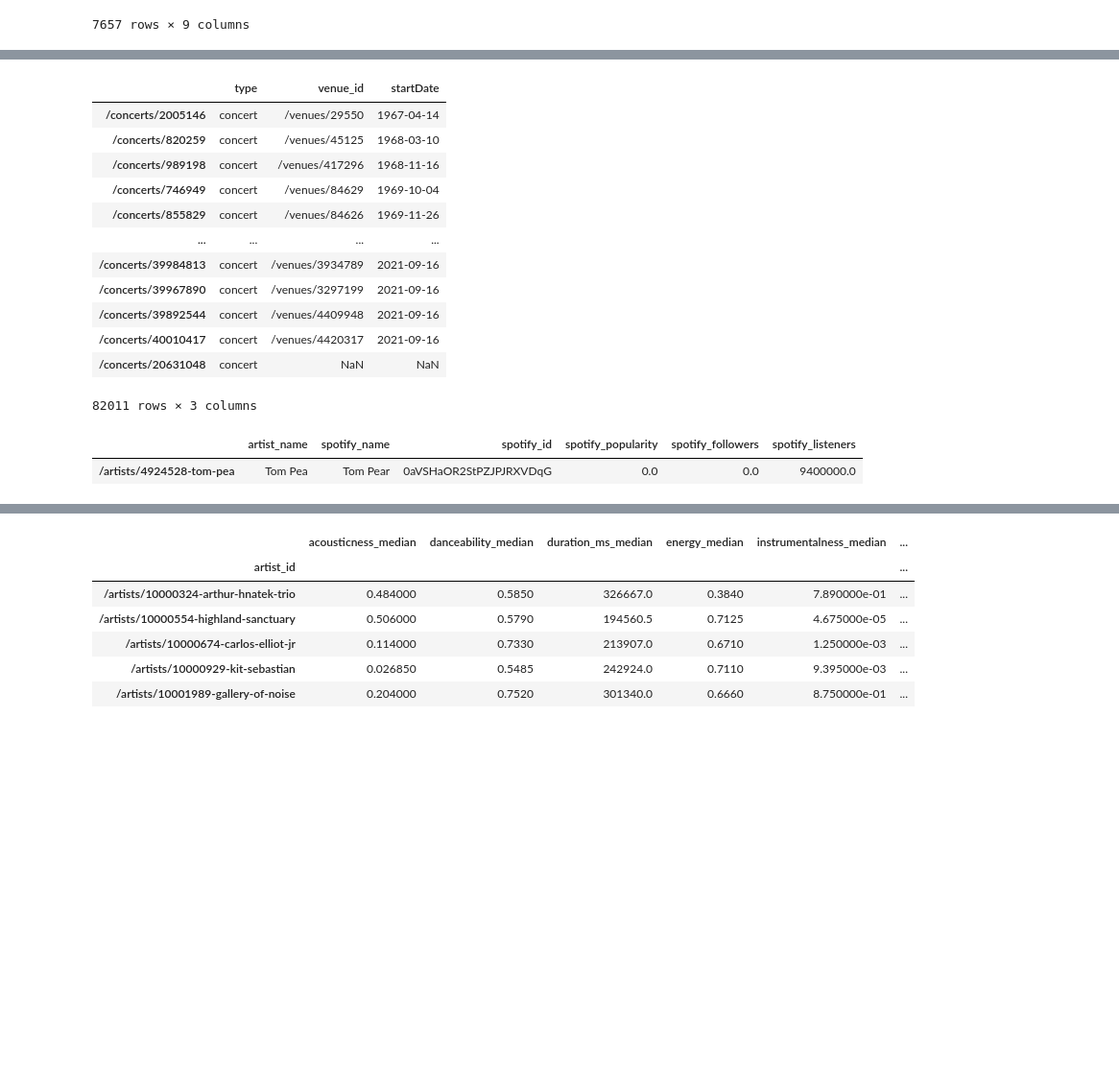
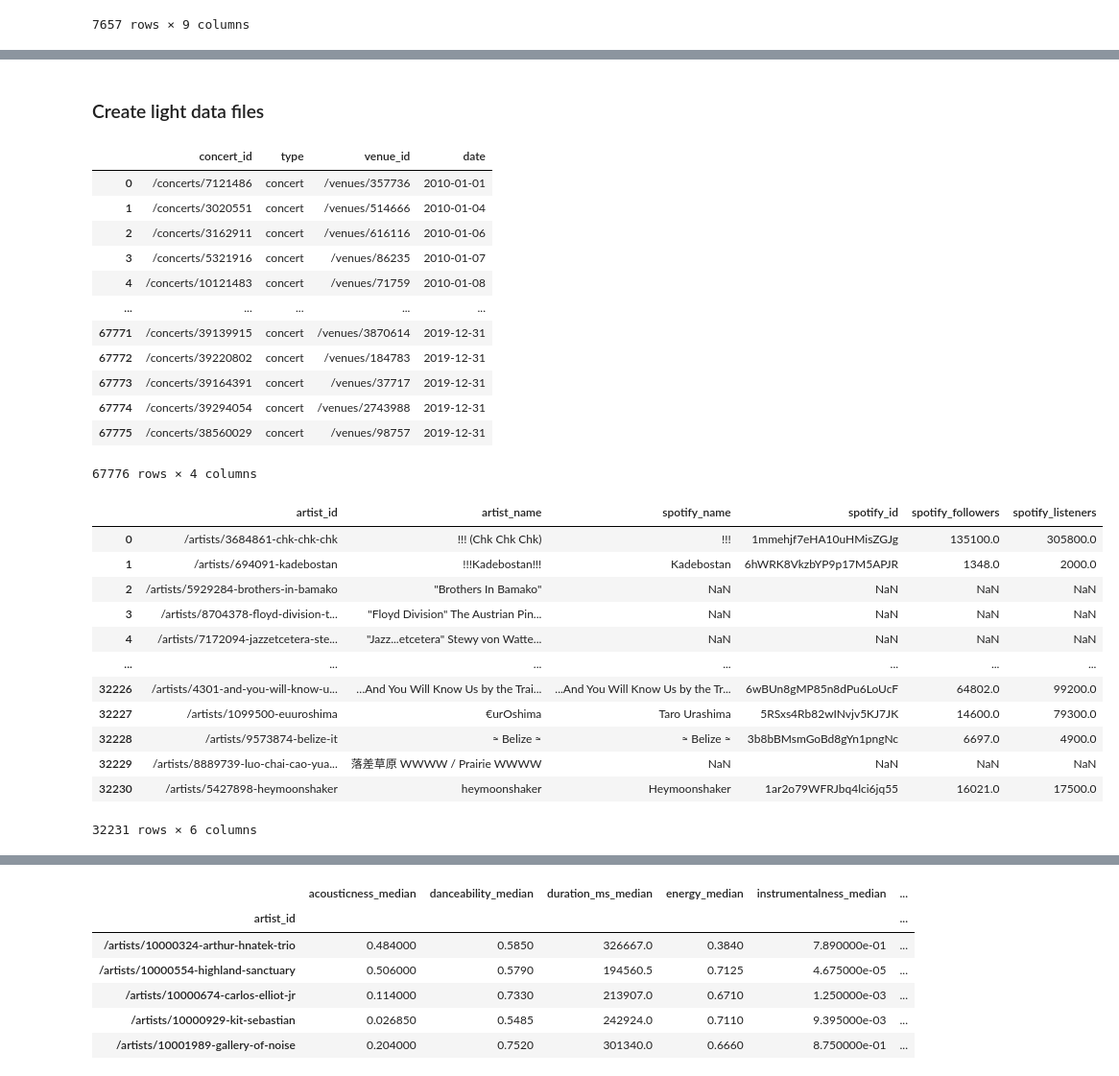
Before and after one commit to cyrillegc/thesis-redux, a Jupyter notebook: data_cleaning.ipynb, the cells around one changed output, grey strips where cells are left out. Shown at 96% size. Drawn from its saved outputs; the diff is of its cells as text; code cells hidden in the pictures; blank space fills up the shorter version.

```diff
--- a/data_cleaning.ipynb
+++ b/data_cleaning.ipynb
@@ -11,7 +12,7 @@ with open('data/songkick/data_songkick_concerts.csv', encoding='utf-8') as file_
 with open('data/songkick/data_songkick_venues.csv', encoding='utf-8') as file_venues:
     venues_df = pd.read_csv(file_venues, index_col=0)
 
-with open('data/spotify/data_spotify_artists.csv', encoding='utf-8') as file_artists:
+with open('data/spotify/data_spotify_artists_v2.csv', encoding='utf-8') as file_artists:
     artists_df = pd.read_csv(file_artists, index_col=0)
 
 with open('data/spotify/data_spotify_top_genres_v3.csv', encoding='utf-8') as file_genres:
@@ -19,5 +20,3 @@ with open('data/spotify/data_spotify_top_genres_v3.csv', encoding='utf-8') as fi
 
 with open('data/spotify/data_spotify_tracks.csv', encoding='utf-8') as file_tracks:
     tracks_df = pd.read_csv(file_tracks, index_col=0)
-
-venues_df
@@ -120,26 +210,60 @@ venues_edited_df
+# %% [markdown]
+### Create light data files
 # %%
+# concerts light df
+
+min_date = datetime.date(2010, 1, 1)
+max_date = datetime.date(2020, 1, 1)
+
+# keep only 3 columns
 concerts_light_df = concerts_df[['type', 'venue_id', 'startDate']]
-#concerts_light_df.to_csv('data/data_songkick_concerts_light.csv', encoding='utf-8')
-concerts_light_df.sort_values(by=['startDate'])
+# set index as a column (concert_id)
+concerts_light_df = concerts_light_df.reset_index()
+# rename index and startDate columns
+concerts_light_df = concerts_light_df.rename(columns={'index': 'concert_id', 'startDate': 'date'})
+# sort by date
+concerts_light_df = concerts_light_df.sort_values(by=['date'])
+# keep only concerts between 2010 and 2019 (included)
+concerts_light_df = concerts_light_df[
+    (concerts_light_df['date'] >= str(min_date)) &
+    (concerts_light_df['date'] < str(max_date))
+]
+concerts_light_df = concerts_light_df.reset_index(drop=True)
+concerts_light_df.to_csv('data/songkick/data_songkick_concerts_light.csv', encoding='utf-8')
+concerts_light_df
 # %% [output]
-|  | type | venue_id | startDate |
-| /concerts/2005146 | concert | /venues/29550 | 1967-04-14 |
-| /concerts/820259 | concert | /venues/45125 | 1968-03-10 |
-| /concerts/989198 | concert | /venues/417296 | 1968-11-16 |
-| /concerts/746949 | concert | /venues/84629 | 1969-10-04 |
-| /concerts/855829 | concert | /venues/84626 | 1969-11-26 |
-| ... | ... | ... | ... |
-| /concerts/39984813 | concert | /venues/3934789 | 2021-09-16 |
-| /concerts/39967890 | concert | /venues/3297199 | 2021-09-16 |
-| /concerts/39892544 | concert | /venues/4409948 | 2021-09-16 |
-| /concerts/40010417 | concert | /venues/4420317 | 2021-09-16 |
-| /concerts/20631048 | concert | NaN | NaN |
+|  | concert_id | type | venue_id | date |
+| 0 | /concerts/7121486 | concert | /venues/357736 | 2010-01-01 |
+| 1 | /concerts/3020551 | concert | /venues/514666 | 2010-01-04 |
+| 2 | /concerts/3162911 | concert | /venues/616116 | 2010-01-06 |
+| 3 | /concerts/5321916 | concert | /venues/86235 | 2010-01-07 |
+| 4 | /concerts/10121483 | concert | /venues/71759 | 2010-01-08 |
+| ... | ... | ... | ... | ... |
+| 67771 | /concerts/39139915 | concert | /venues/3870614 | 2019-12-31 |
+| 67772 | /concerts/39220802 | concert | /venues/184783 | 2019-12-31 |
+| 67773 | /concerts/39164391 | concert | /venues/37717 | 2019-12-31 |
+| 67774 | /concerts/39294054 | concert | /venues/2743988 | 2019-12-31 |
+| 67775 | /concerts/38560029 | concert | /venues/98757 | 2019-12-31 |
-82011 rows × 3 columns
+67776 rows × 4 columns
 # %%
-artists_light_df = artists_df[['artist_name', 'spotify_name', 'spotify_id', 'spotify_popularity', 'spotify_followers', 'spotify_listeners']]
-#artists_light_df.to_csv('data/data_spotify_artists_light.csv', encoding='utf-8')
-artists_light_df.loc[artists_light_df['artist_name'] == 'Tom Pea']
+# artists light df
+
+artists_light_df = artists_df[['artist_name', 'spotify_name', 'spotify_id', 'spotify_followers', 'spotify_listeners']]
+artists_light_df = artists_light_df.reset_index().rename(columns={'index': 'artist_id'})
+artists_light_df.to_csv('data/spotify/data_spotify_artists_light.csv', encoding='utf-8')
+artists_light_df
 # %% [output]
-|  | artist_name | spotify_name | spotify_id | spotify_popularity | spotify_followers | spotify_listeners |
-| /artists/4924528-tom-pea | Tom Pea | Tom Pear | 0aVSHaOR2StPZJPJRXVDqG | 0.0 | 0.0 | 9400000.0 |
+|  | artist_id | artist_name | spotify_name | spotify_id | spotify_followers | spotify_listeners |
+| 0 | /artists/3684861-chk-chk-chk | !!! (Chk Chk Chk) | !!! | 1mmehjf7eHA10uHMisZGJg | 135100.0 | 305800.0 |
+| 1 | /artists/694091-kadebostan | !!!Kadebostan!!! | Kadebostan | 6hWRK8VkzbYP9p17M5APJR | 1348.0 | 2000.0 |
+| 2 | /artists/5929284-brothers-in-bamako | "Brothers In Bamako" | NaN | NaN | NaN | NaN |
+| 3 | /artists/8704378-floyd-division-t... | "Floyd Division" The Austrian Pin... | NaN | NaN | NaN | NaN |
+| 4 | /artists/7172094-jazzetcetera-ste... | "Jazz...etcetera" Stewy von Watte... | NaN | NaN | NaN | NaN |
+| ... | ... | ... | ... | ... | ... | ... |
+| 32226 | /artists/4301-and-you-will-know-u... | …And You Will Know Us by the Trai... | ...And You Will Know Us by the Tr... | 6wBUn8gMP85n8dPu6LoUcF | 64802.0 | 99200.0 |
+| 32227 | /artists/1099500-euuroshima | €urOshima | Taro Urashima | 5RSxs4Rb82wINvjv5KJ7JK | 14600.0 | 79300.0 |
+| 32228 | /artists/9573874-belize-it | ≈ Belize ≈ | ≈ Belize ≈ | 3b8bBMsmGoBd8gYn1pngNc | 6697.0 | 4900.0 |
+| 32229 | /artists/8889739-luo-chai-cao-yua... | 落差草原 WWWW / Prairie WWWW | NaN | NaN | NaN | NaN |
+| 32230 | /artists/5427898-heymoonshaker | ﻿﻿heymoonshaker | Heymoonshaker | 1ar2o79WFRJbq4lci6jq55 | 16021.0 | 17500.0 |
+32231 rows × 6 columns
 # %%
```
Also changed, not shown: parts of 39 cells of this notebook, 11 other files.
